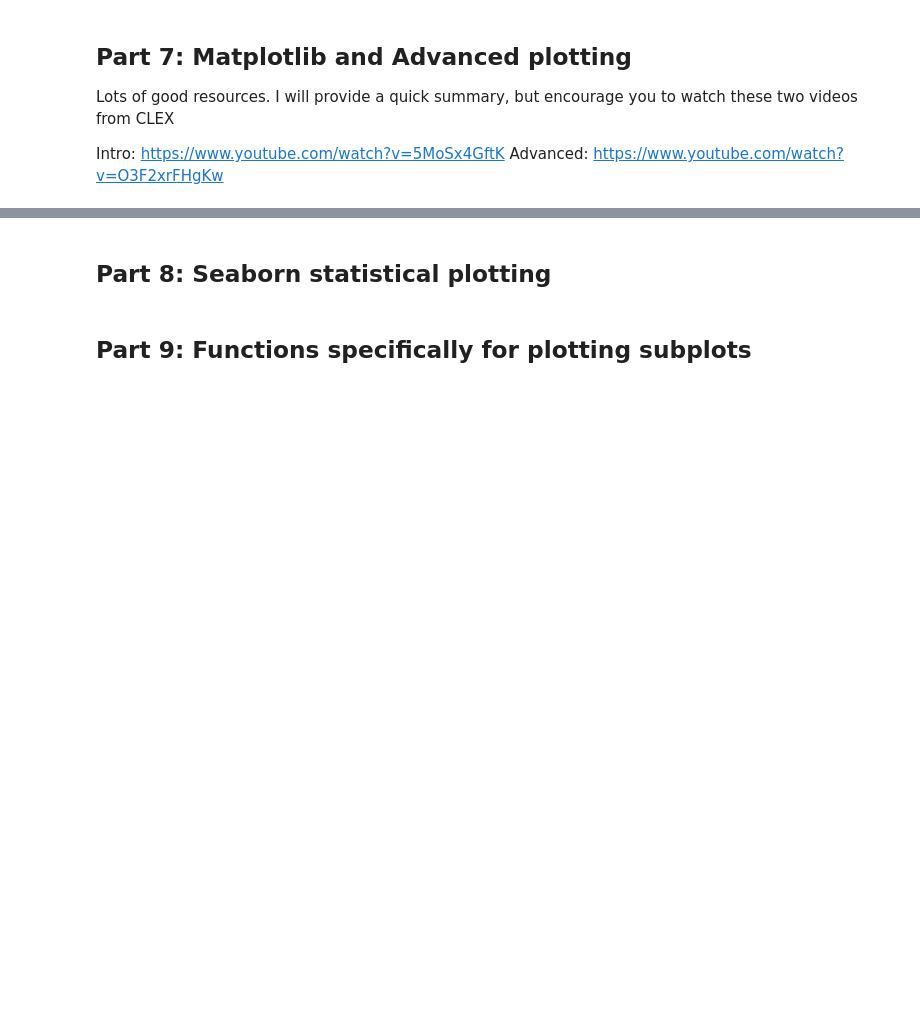
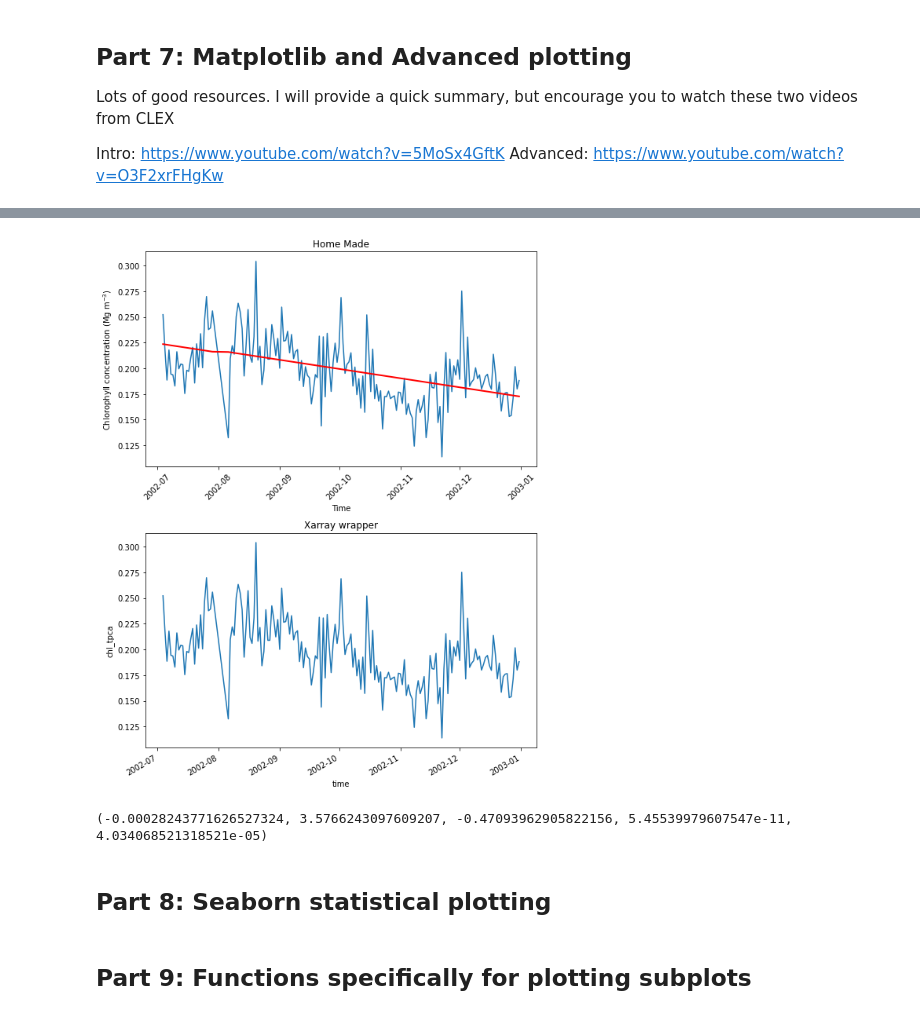
Before and after one commit to datatas/DT-introduction-to-scientific-python, a Jupyter notebook: Introduction_to_scientific_python.ipynb, the cells around one changed output, grey strips where cells are left out. Drawn from its saved outputs; the diff is of its cells as text; code cells hidden in the pictures; blank space fills up the shorter version.

```diff
--- a/Introduction_to_scientific_python.ipynb
+++ b/Introduction_to_scientific_python.ipynb
@@ -375,58 +455,62 @@ plt.show()
 # %%
-def plot_linear_trend(ax,x,y,trendline=1,diagonal_line=0):
+def plot_linear_trend(ax,x,y):
   """
   Quick linear trend function wrapping scipy.
   """
-  x=np.ravel(x)
+  #Little cheat to get times to work properly
+  #assert type(chl_subset.time.values[0])==np.datetime64()
+
+  x_fake = pd.to_numeric(chl_subset.time.values.astype('datetime64[D]'))
+
+  x_fake=np.ravel(x_fake)
   y=np.ravel(y)
-  mask=~np.isnan(x)
-  x=x[mask]
+  mask=~np.isnan(x_fake)
+  x_fake=x_fake[mask]
   y=y[mask]
 
-  slope, intercept, r_value, p_value, std_err = scipy.stats.linregress(x,y)
+  slope, intercept, r_value, p_value, std_err = scipy.stats.linregress(x_fake,y)
 
   #Depending on the type, x might need some management
-  #x = (x.date - pd.to_datetime('2002-07-21')).astype('timedelta64[D]')
-
-  mn=min(x)
-  mx=max(x)
-  x1=np.linspace(mn,mx,300)
+  mn=min(x_fake)
+  mx=max(x_fake)
+  x1=np.linspace(mn,mx,len(x))
   y1=slope*x1+intercept
-  if trendline==1:
-    ax.plot(x1,y1,'r',linewidth=2)
-
-  if diagonal_line==1:
-      ax.plot(np.arange(0,1,0.001),np.arange(0,1,0.001),'--r')
+  ax.plot(x.values,y1,'r',linewidth=2)
 
 
   return slope, intercept, r_value, p_value, std_err
 # %%
 #matplotlib.rc_file_defaults()
 #What if we want a bigger plot ... This is probably recommended
 #Lets make the same plots that xarray made in a subplot to show the difference
 
 #Can you notice any differences with the above example? Hint, add_subplot and subplot are different methods. Welcome to Object Oriented programming in Python!
 fig=plt.figure(figsize=(8,10))
 
 ax1=fig.add_subplot(211)
 
 chl_subset=nics_chlorophyll.chl_tpca.sel(lat=slice(2,-2))
 ax1.plot(chl_subset.time,chl_subset.mean(dim=['lat','lon']))
 ax1.set_title('Home Made')
 ax1.set_xlabel('Time',)
 ax1.set_ylabel('Chlorophyll concentration (Mg m$^{-3}$)')
-plot_linear_trend(ax1,chl_subset.time,chl_subset.mean(dim=['lat','lon']).values)
+chl_2002=plot_linear_trend(ax1,chl_subset.time,chl_subset.mean(dim=['lat','lon']).values)
 plt.xticks(rotation=45)
 
 #Lets also put a trend line through it because thats useful!
 
 #plt refers to the current axis
 
 ax2=fig.add_subplot(212)
 nics_chlorophyll.chl_tpca.sel(lat=slice(2,-2)).mean(dim=['lat','lon']).plot(ax=ax2)
 ax2.set_title('Xarray wrapper')
 plt.tight_layout()
 plt.show()
+
+print(chl_2002)
+# %% [output]
+[figure, added]
+(-0.00028243771626527324, 3.5766243097609207, -0.47093962905822156, 5.45539979607547e-11, 4.034068521318521e-05)
 # %%
 # Ok lets make the hovmoller in two different ways
 plt.pcolormesh(nics_chlorophyll.time,nics_chlorophyll.lat,nics_chlorophyll.chl_tpca.mean(dim='lon').T,vmin=0,vmax=1)
```
Also changed, not shown: parts of 19 cells of this notebook.
